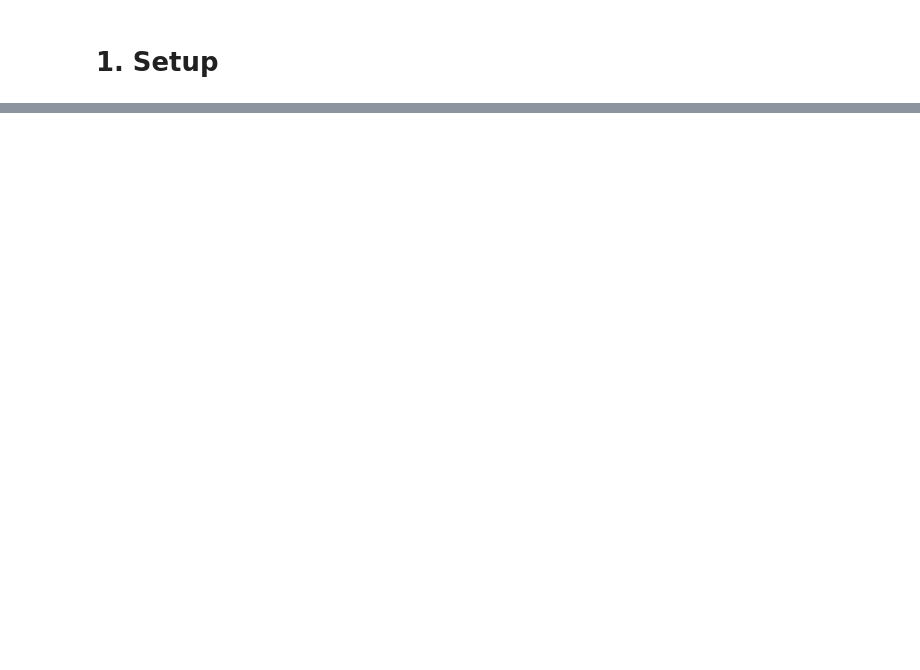
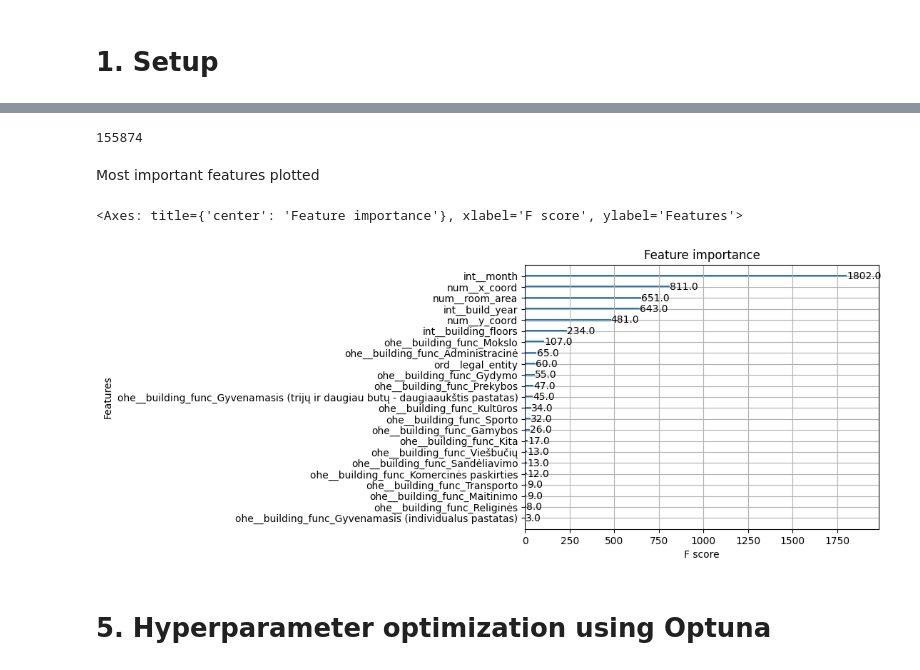
Before and after one commit to ZygimantasM/siauliu_energija_data_analysis, a Jupyter notebook: modeling.ipynb, the cells around one changed output, grey strips where cells are left out. Saved outputs shown, nothing was run; the diff lists cells and outputs as text; code cells hidden in the pictures; blank space fills up the shorter version.

Commit message:
added modelling notebook

```diff
--- a/modeling.ipynb
+++ b/modeling.ipynb
@@ -140,0 +75,2 @@ KeyboardInterrupt:
+# %%
+X, y = filtered.drop(["amount"], axis=1), filtered["amount"]
@@ -140,0 +128,7 @@ KeyboardInterrupt:
+# %%
+X_train_proc = pd.DataFrame(processor.fit_transform(X_train))
+X_test_proc = pd.DataFrame(processor.transform(X_test))
+
+feat_names = processor.get_feature_names_out()
+X_train_proc.columns = feat_names
+X_test_proc.columns = feat_names
@@ -140,0 +151,15 @@ KeyboardInterrupt:
+# %%
+from sklearn.dummy import DummyRegressor
+from sklearn.metrics import mean_squared_error, mean_absolute_error
+
+dummy_regressor = DummyRegressor(strategy='mean')
+dummy_regressor.fit(X_train_proc, y_train)
+
+# Predict on the test set
+y_pred = dummy_regressor.predict(X_test_proc)
+
+# Evaluate the performance
+mse = mean_squared_error(y_test, y_pred, squared=False)
+mae = mean_absolute_error(y_test, y_pred)
+print(f"Root Mean Squared Error: {mse}")
+print(f"Mean Absolute Error: {mae}")
@@ -140,0 +169,5 @@ KeyboardInterrupt:
+# %%
+from xgboost import XGBRegressor
+
+xgb_model = XGBRegressor()
+xgb_model.fit(X_train_proc, y_train, eval_set=[(X_test_proc, y_test)], verbose=True)
@@ -140,0 +239,15 @@ KeyboardInterrupt:
+# %%
+len(y_test[(y_test < 2500) & (y_test > 0)])
+# %% [output]
+155874
+# %% [markdown]
+Most important features plotted
+# %%
+import xgboost as xgb
+
+xgb.plot_importance(xgb_model)
+# %% [output]
+<Axes: title={'center': 'Feature importance'}, xlabel='F score', ylabel='Features'>
+[figure, added]
+# %% [markdown]
+# 5. Hyperparameter optimization using Optuna
```
Also changed, not shown: parts of 41 cells of this notebook.
